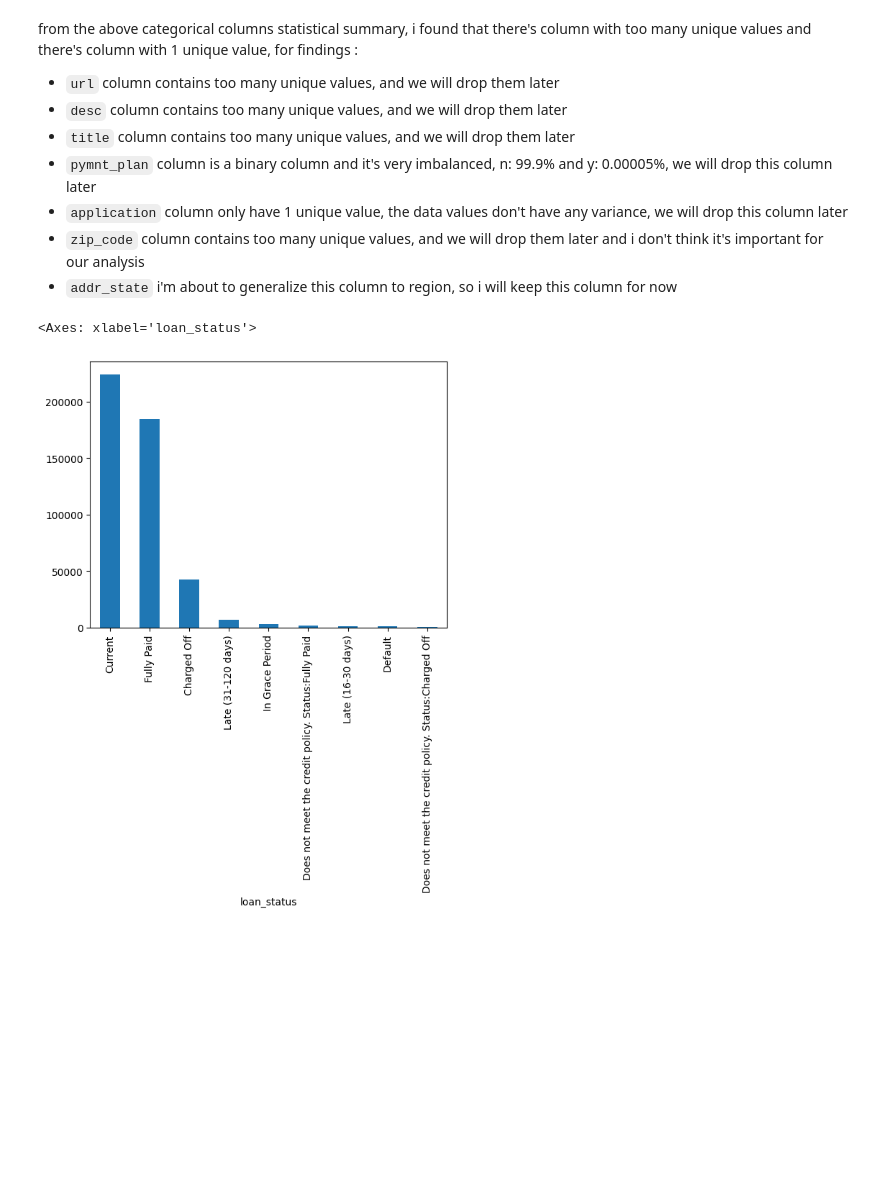
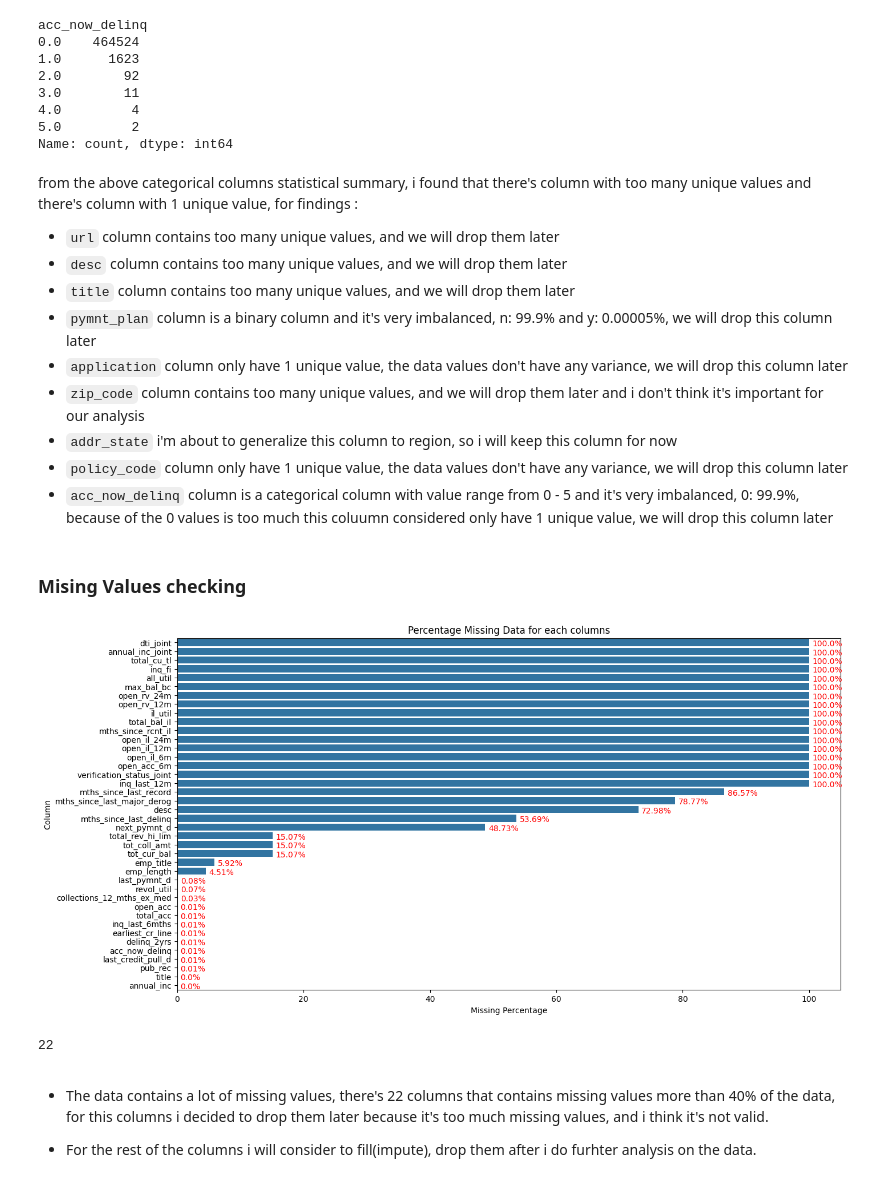
Before and after one commit to azaryasph/IDX-Partners-Project-Based-Internship-Prediction-Model, a Jupyter notebook: notebooks/Prediction Model.ipynb, the cells around one changed output. Cells and saved outputs as stored; diff of their text form; code cells hidden in the pictures; blank space fills up the shorter version.

Commit message:
chore: missing and duplicate values check done

```diff
--- a/notebooks/Prediction Model.ipynb
+++ b/notebooks/Prediction Model.ipynb
@@ -59,3 +70,14 @@ display(numeric.describe())
+# %%
+dfloan.acc_now_delinq.value_counts()
+# %% [output]
+acc_now_delinq
+0.0    464524
+1.0      1623
+2.0        92
+3.0        11
+4.0         4
+5.0         2
+Name: count, dtype: int64
 # %% [markdown]
 from the above categorical columns statistical summary, i found that there's column with too many unique values and there's column with 1 unique value, for
 findings :
@@ -66,8 +88,49 @@ findings :
 - `application` column only have 1 unique value, the data values don't have any variance, we will drop this column later
 - `zip_code` column contains too many unique values, and we will drop them later and i don't think it's important for our analysis
 - `addr_state` i'm about to generalize this column to region, so i will keep this column for now
+- `policy_code` column only have 1 unique value, the data values don't have any variance, we will drop this column later
+- `acc_now_delinq` column is a categorical column with value range from 0 - 5 and it's very imbalanced, 0: 99.9%, because of the 0 values is too much this coluumn considered only have 1 unique value, we will drop this column later
-# %%
-data.loan_status.value_counts().plot(kind='bar')
-# %% [output]
-<Axes: xlabel='loan_status'>
-[figure, removed]
+# %% [markdown]
+### Mising Values checking
+# %%
+# Calculate the percentage of missing values in each column of dfloan
+missing = (dfloan.isnull().sum() / len(dfloan)) * 100
+
+# Filer out the columns that have no missing values
+missing = missing[missing > 0]
+
+# Create a DataFrame from the missing data
+missing_df = pd.DataFrame({
+    'Column': missing.index,
+    'Missing %': np.round(missing.values, 2) # Round the missing percentage to 2 decimal places
+})
+
+# Sorth the DataFrame by the percentage of missing values in descending order
+missing_df = missing_df.sort_values('Missing %', ascending=False)
+
+
+# Create a bar plot of the missing data
+plt.figure(figsize=(15, 8))
+ax = sns.barplot(x='Missing %', y='Column', data=missing_df)
+
+# Add the percentage of missing data as text on the bars
+for i, v in enumerate(missing_df['Missing %']):
+    ax.text(v + 0.5, i + .4, str(v) + '%', color='red')
+
+# Set the labels and title of the plot
+ax.set_xlabel('Missing Percentage')
+ax.set_title('Percentage Missing Data for each columns')
+
+# Display the plot
+plt.show()
+# %% [output]
+[figure, added]
+# %%
+# Count the number of rows in missing_df where 'Missing %' is greater than 40
+len(missing_df[missing_df['Missing %'] > 40])
+# %% [output]
+22
+# %% [markdown]
+- The data contains a lot of missing values, there's 22 columns that contains missing values more than 40% of the data, for this columns i decided to drop them later because it's too much missing values, and i think it's not valid.
+
+- For the rest of the columns i will consider to fill(impute), drop them after i do furhter analysis on the data.
```
Also changed, not shown: parts of 19 cells of this notebook.
